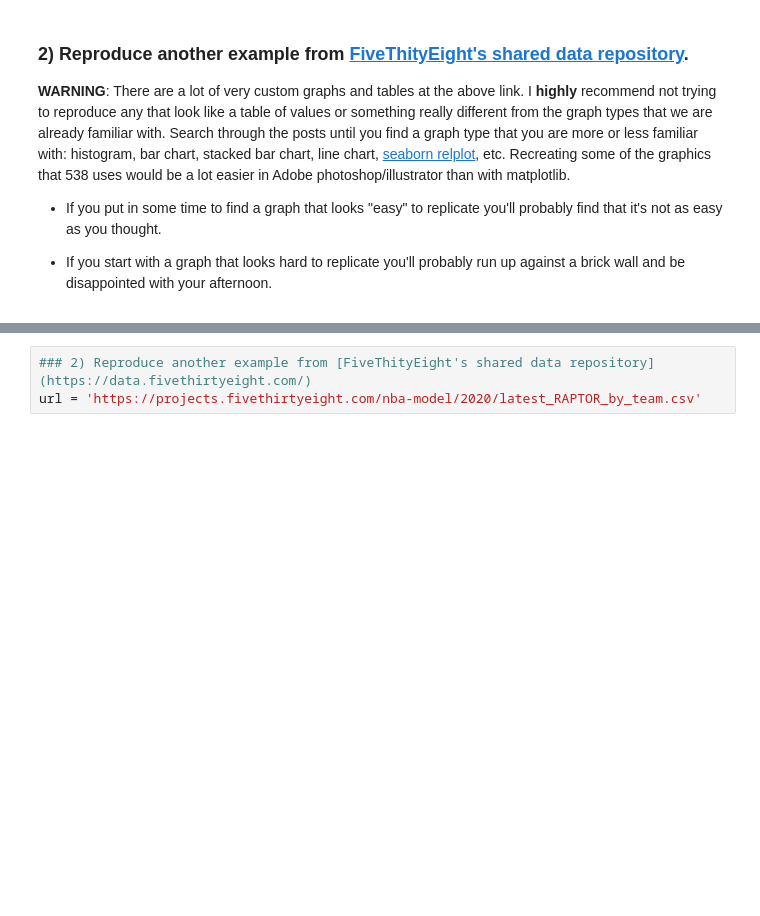
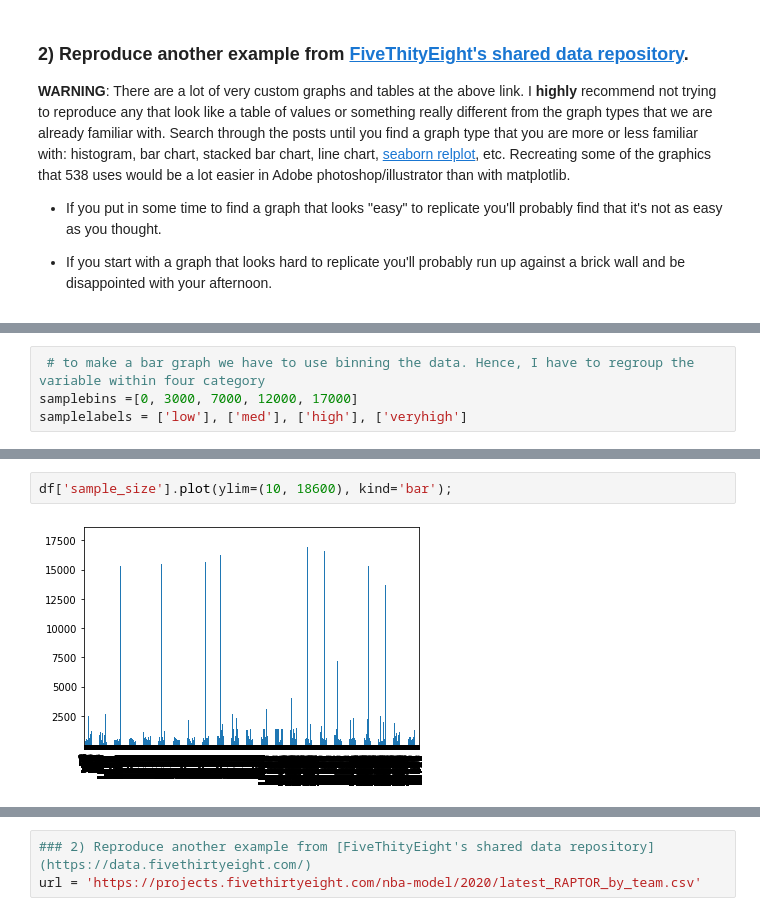
Before and after one commit to Sahlegiorgis/DS-Unit-1-Sprint-1-Data-Wrangling-and-Storytelling, a Jupyter notebook: Copy_of_LS_DS_114_Make_Explanatory_Visualizations_Assignment.ipynb, the cells around one changed output, grey strips where cells are left out. Saved outputs shown, nothing was run; the diff lists cells and outputs as text; blank space fills up the shorter version.

```diff
--- a/Copy_of_LS_DS_114_Make_Explanatory_Visualizations_Assignment.ipynb
+++ b/Copy_of_LS_DS_114_Make_Explanatory_Visualizations_Assignment.ipynb
@@ -369,0 +402,4 @@ plt.show()
+# %%
+ # to make a bar graph we have to use binning the data. Hence, I have to regroup the variable within four category
+samplebins =[0, 3000, 7000, 12000, 17000]
+samplelabels = ['low'], ['med'], ['high'], ['veryhigh']
@@ -369,0 +424,4 @@ plt.show()
+# %%
+df['sample_size'].plot(ylim=(10, 18600), kind='bar');
+# %% [output]
+[figure, added]
```
Also changed, not shown: parts of 9 cells of this notebook.
